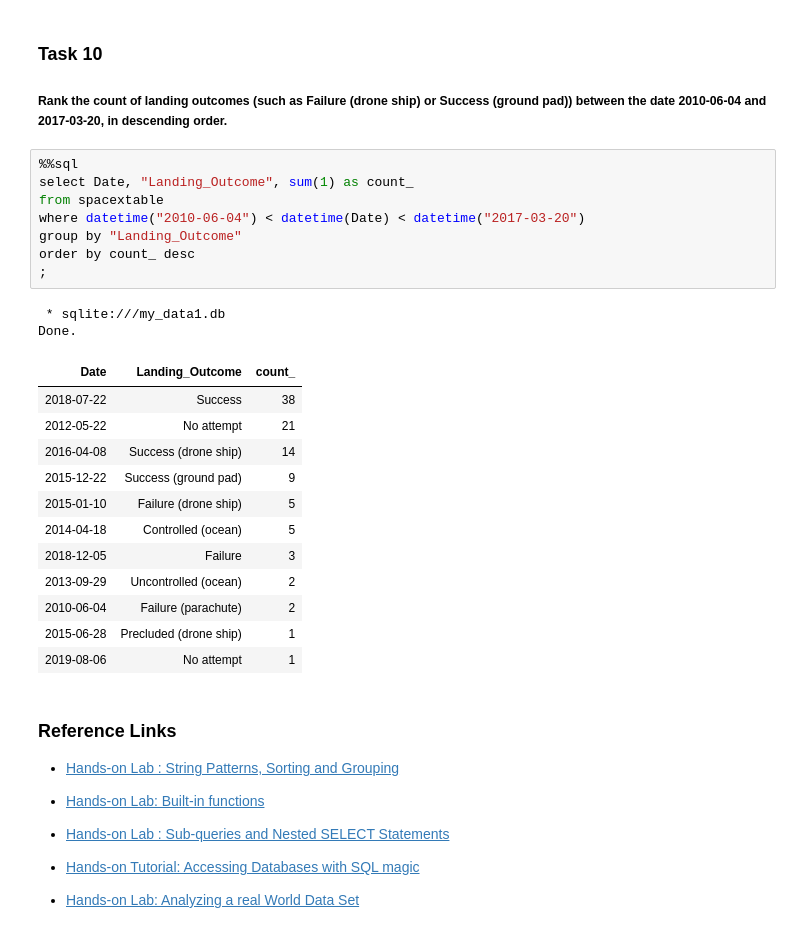
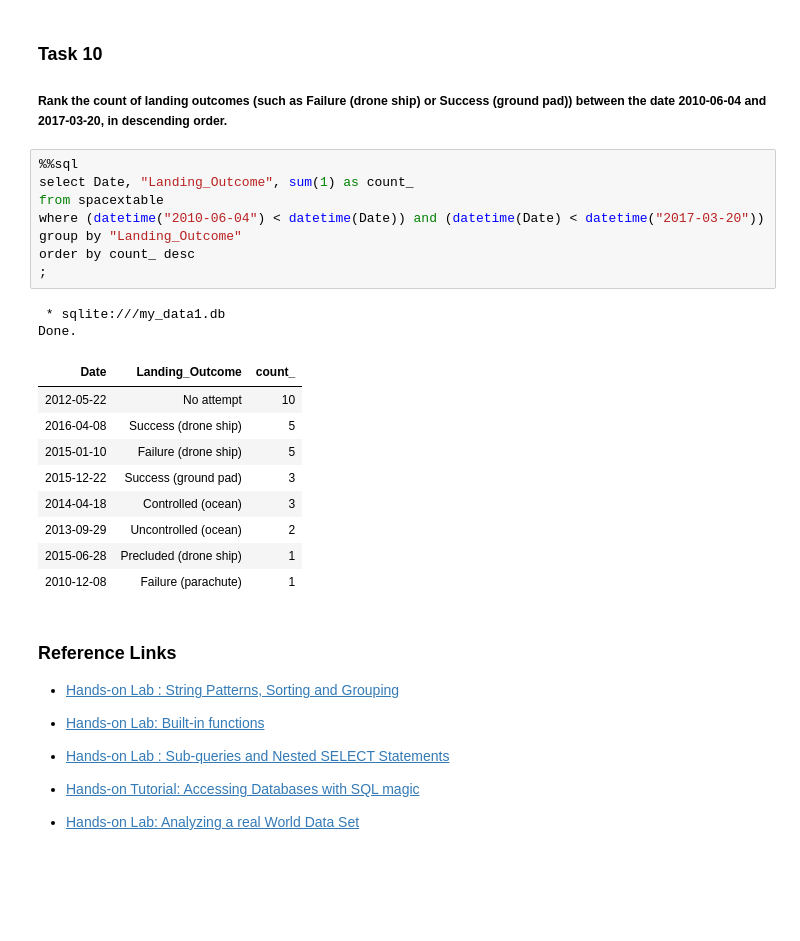
Before and after one commit to PNapat/Applied-Data-Science-Capstone, a Jupyter notebook: jupyter-labs-eda-sql-coursera_sqllite.ipynb, the cells around one changed output. Saved outputs shown, nothing was run; the diff lists cells and outputs as text; blank space fills up the shorter version.

```diff
--- a/jupyter-labs-eda-sql-coursera_sqllite.ipynb
+++ b/jupyter-labs-eda-sql-coursera_sqllite.ipynb
@@ -355,26 +338,23 @@ Done.
 # %%
 %%sql
 select Date, "Landing_Outcome", sum(1) as count_
 from spacextable
-where datetime("2010-06-04") < datetime(Date) < datetime("2017-03-20")
+where (datetime("2010-06-04") < datetime(Date)) and (datetime(Date) < datetime("2017-03-20"))
 group by "Landing_Outcome"
 order by count_ desc
 ;
 # %% [output]
  * sqlite:///my_data1.db
 Done.
 | Date | Landing_Outcome | count_ |
-| 2018-07-22 | Success | 38 |
-| 2012-05-22 | No attempt | 21 |
-| 2016-04-08 | Success (drone ship) | 14 |
-| 2015-12-22 | Success (ground pad) | 9 |
+| 2012-05-22 | No attempt | 10 |
+| 2016-04-08 | Success (drone ship) | 5 |
 | 2015-01-10 | Failure (drone ship) | 5 |
-| 2014-04-18 | Controlled (ocean) | 5 |
-| 2018-12-05 | Failure | 3 |
+| 2015-12-22 | Success (ground pad) | 3 |
+| 2014-04-18 | Controlled (ocean) | 3 |
 | 2013-09-29 | Uncontrolled (ocean) | 2 |
-| 2010-06-04 | Failure (parachute) | 2 |
 | 2015-06-28 | Precluded (drone ship) | 1 |
-| 2019-08-06 | No attempt | 1 |
+| 2010-12-08 | Failure (parachute) | 1 |
 # %% [markdown]
 ### Reference Links
 
```
Also changed, not shown: parts of 6 cells of this notebook.
